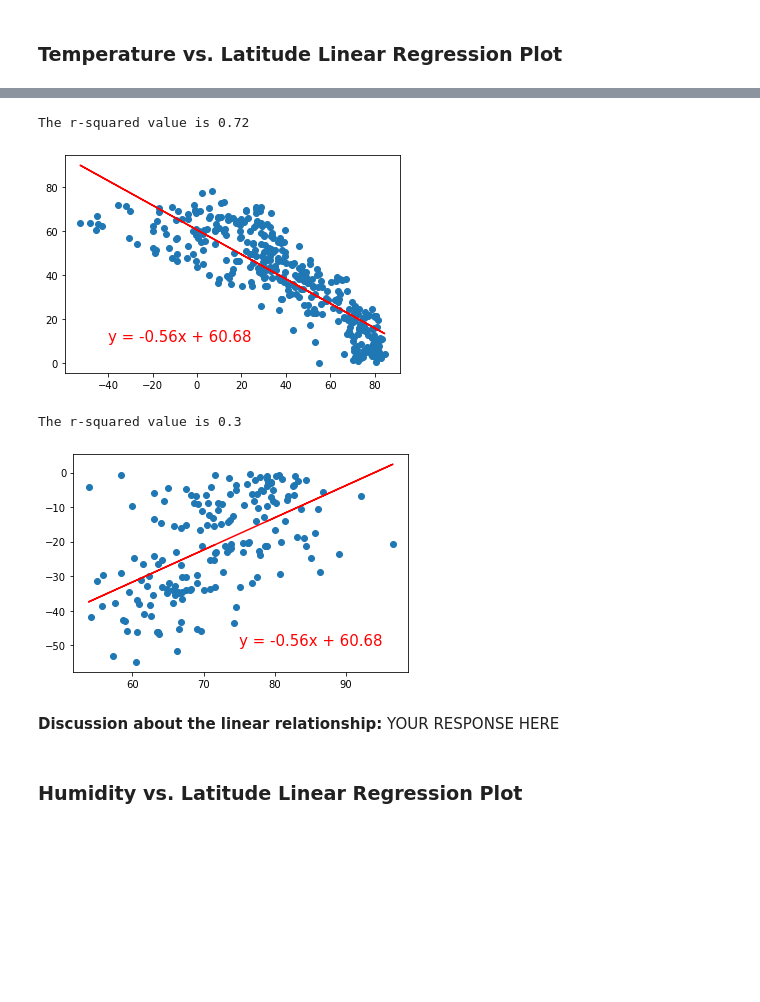
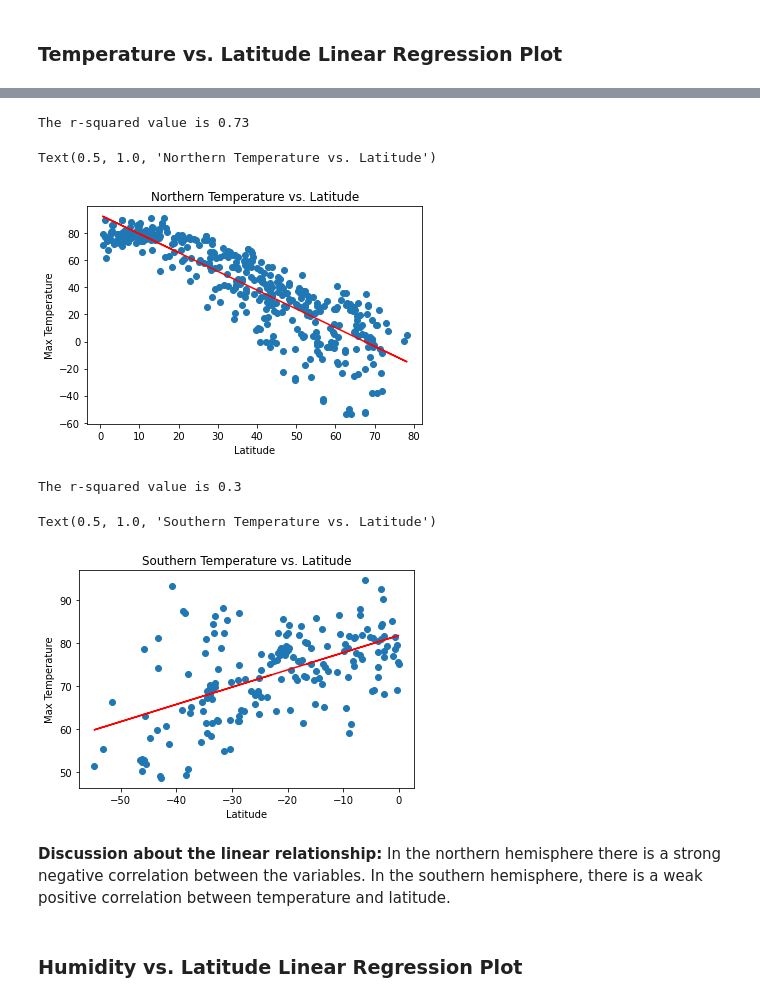
Before and after one commit to L-Nash/06-API-Challenge, a Jupyter notebook: WeatherPy/WeatherPy.ipynb, the cells around one changed output, grey strips where cells are left out. Saved outputs shown, nothing was run; the diff lists cells and outputs as text; code cells hidden in the pictures; blank space fills up the shorter version.

```diff
--- a/WeatherPy/WeatherPy.ipynb
+++ b/WeatherPy/WeatherPy.ipynb
@@ -353,18 +338,27 @@ Text(0.5, 1.0, 'Max Temperature vs. Latitude in the Northern Hemisphere')
 # %%
-Best_fit_line = LR_plot(northern_hemi_df["Max Temp"], northern_hemi_df["Lat"])
+# # Linear regression on Northern Hemisphere
+Best_fit_line = LR_plot(northern_hemi_df["Lat"], northern_hemi_df["Max Temp"])
 plt.annotate(Best_fit_line,(-40, 10), color="red", fontsize=15);
+plt.ylabel('Max Temperature')
+plt.xlabel('Latitude')
+plt.title('Northern Temperature vs. Latitude')
 # %% [output]
-The r-squared value is 0.72
+The r-squared value is 0.73
+Text(0.5, 1.0, 'Northern Temperature vs. Latitude')
-[figure, old version]
+[figure, new version]
 # %%
 # Linear regression on Southern Hemisphere
-South_Best_fit_line = LR_plot(southern_hemi_df["Max Temp"], southern_hemi_df["Lat"])
+South_Best_fit_line = LR_plot(southern_hemi_df["Lat"], southern_hemi_df["Max Temp"])
 plt.annotate(Best_fit_line,(75, -50), color="red", fontsize=15);
+plt.ylabel('Max Temperature')
+plt.xlabel('Latitude')
+plt.title('Southern Temperature vs. Latitude')
 # %% [output]
 The r-squared value is 0.3
+Text(0.5, 1.0, 'Southern Temperature vs. Latitude')
-[figure, old version]
+[figure, new version]
-# %% [markdown]
-**Discussion about the linear relationship:** YOUR RESPONSE HERE
+# %% [markdown]
+**Discussion about the linear relationship:**  In the northern hemisphere there is a strong negative correlation between the variables. In the southern hemisphere, there is a weak positive correlation between temperature and latitude.
 # %% [markdown]
 ### Humidity vs. Latitude Linear Regression Plot
 # %%
```
Also changed, not shown: parts of 29 cells of this notebook, 7 other files.
